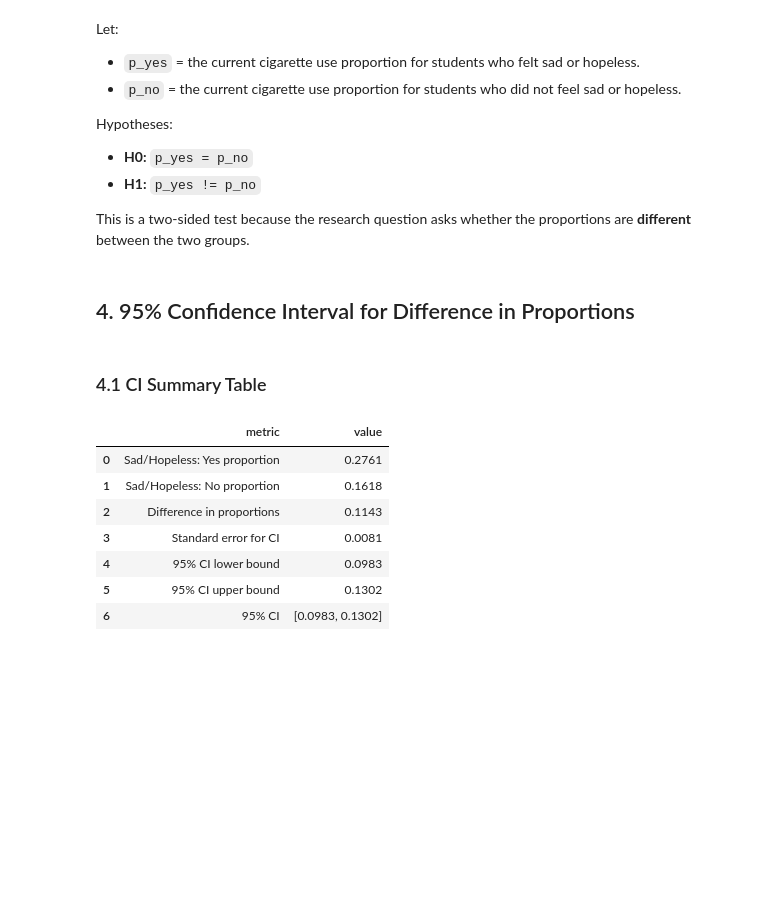
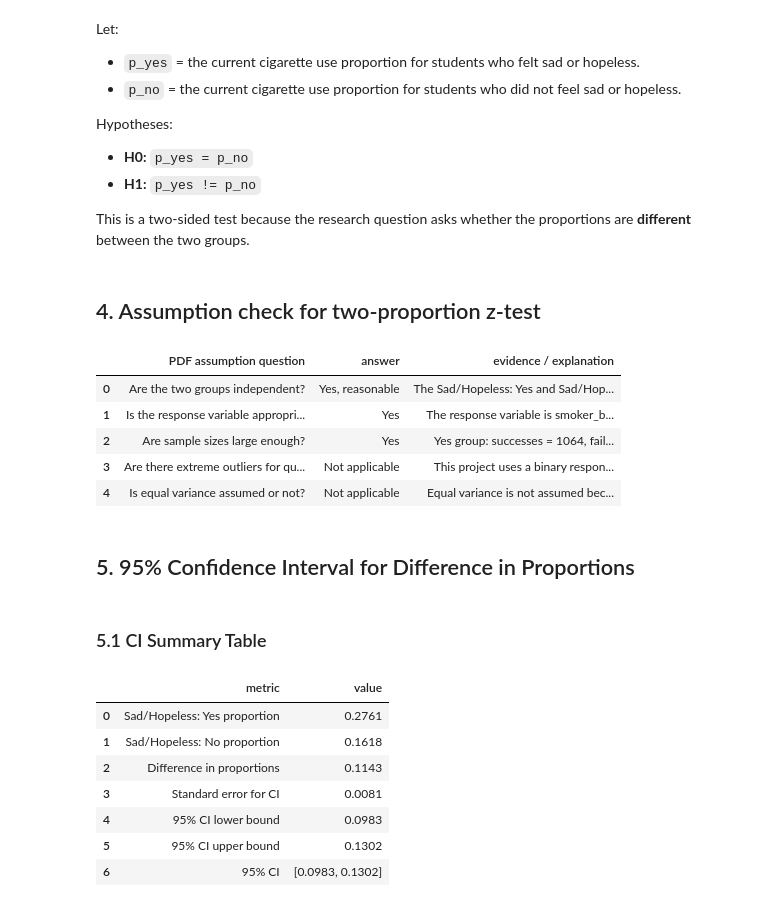
Before and after one commit to asd854026/2026-Spring-Stat2-Cycle3, a Jupyter notebook: notebooks/03_Inference.ipynb, the cells around one changed output. Saved outputs shown, nothing was run; the diff lists cells and outputs as text; code cells hidden in the pictures; blank space fills up the shorter version.

```diff
--- a/notebooks/03_Inference.ipynb
+++ b/notebooks/03_Inference.ipynb
@@ -65,10 +65,83 @@ Hypotheses:
 - **H1:** `p_yes != p_no`
 
 This is a two-sided test because the research question asks whether the proportions are **different** between the two groups.
+# %% [markdown]
+## 4. Assumption check for two-proportion z-test
+# %%
+success_yes = x_yes
+failure_yes = n_yes - x_yes
+
+success_no = x_no
+failure_no = n_no - x_no
+
+assumption_check = pd.DataFrame({
+    "PDF assumption question": [
+        "Are the two groups independent?",
+        "Is the response variable appropriate for the selected method?",
+        "Are sample sizes large enough?",
+        "Are there extreme outliers for quantitative variables?",
+        "Is equal variance assumed or not?"
+    ],
+    "answer": [
+        "Yes, reasonable",
+        "Yes",
+        "Yes",
+        "Not applicable",
+        "Not applicable"
+    ],
+    "evidence / explanation": [
+        "The Sad/Hopeless: Yes and Sad/Hopeless: No groups are mutually exclusive groups of student survey responses.",
+        "The response variable is smoker_binary, coded as 1 = current cigarette use and 0 = no current cigarette use, so a two-proportion z-test is appropriate.",
+        f"Yes group: successes = {success_yes}, failures = {failure_yes}; No group: successes = {success_no}, failures = {failure_no}. All counts are greater than 30.",
+        "This project uses a binary response variable, not a quantitative response variable, so outliers are not relevant.",
+        "Equal variance is not assumed because this project uses a two-proportion z-test, not a two-sample t-test."
+    ]
+})
+
+assumption_check.to_csv(
+    TAB_DIR / "03_assumption_check.csv",
+    index=False
+)
+
+# Display without cutting long text
+display(
+    assumption_check.style
+    .set_properties(
+        subset=["PDF assumption question", "evidence / explanation"],
+        **{
+            "white-space": "normal",
+            "text-align": "left",
+            "vertical-align": "top"
+        }
+    )
+    .set_properties(
+        subset=["answer"],
+        **{
+            "text-align": "center",
+            "vertical-align": "top"
+        }
+    )
+    .set_table_styles([
+        {
+            "selector": "th",
+            "props": [
+                ("text-align", "center"),
+                ("white-space", "normal")
+            ]
+        }
+    ])
+)
+# %% [output]
+|  | PDF assumption question | answer | evidence / explanation |
+| 0 | Are the two groups independent? | Yes, reasonable | The Sad/Hopeless: Yes and Sad/Hop... |
+| 1 | Is the response variable appropri... | Yes | The response variable is smoker_b... |
+| 2 | Are sample sizes large enough? | Yes | Yes group: successes = 1064, fail... |
+| 3 | Are there extreme outliers for qu... | Not applicable | This project uses a binary respon... |
+| 4 | Is equal variance assumed or not? | Not applicable | Equal variance is not assumed bec... |
 # %% [markdown]
-## 4. 95% Confidence Interval for Difference in Proportions
+## 5. 95% Confidence Interval for Difference in Proportions
 # %% [markdown]
-### 4.1 CI Summary Table
+### 5.1 CI Summary Table
 # %%
 summary = analysis.groupby(["sad_binary", "sad_group"]).agg(
     n=("smoker_binary", "count"),
```
Also changed, not shown: parts of 3 cells of this notebook, 2 other files.
